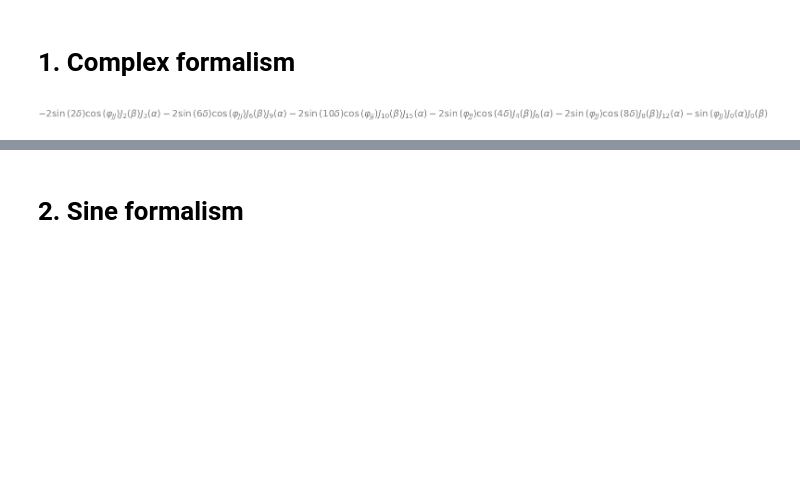
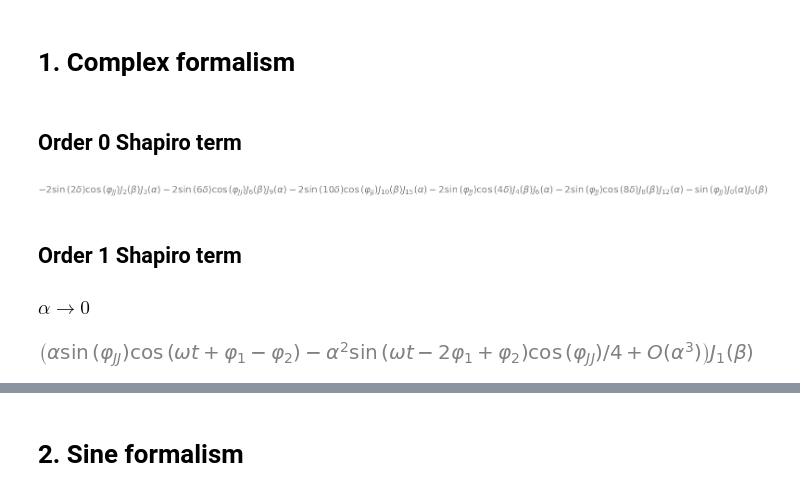
Before and after one commit to MechanicalPenguin225/phi0-notebooks, a Jupyter notebook: Multi_Shapiro_Symbolic.ipynb, the cells around one changed output, grey strips where cells are left out. Saved outputs shown, nothing was run; the diff lists cells and outputs as text; code cells hidden in the pictures; blank space fills up the shorter version.

Commit message:
updated symbolic computations with limits for small alpha and beta

```diff
--- a/Multi_Shapiro_Symbolic.ipynb
+++ b/Multi_Shapiro_Symbolic.ipynb
@@ -71,6 +71,14 @@ def general_term_complex(k_0, n_0, max_index):
 
 def p_l(l, max_index):
     return general_term_complex(*particular_k_n(l), max_index)
+
+def freq_component_complex(l, max_index):
+    if l == 0 :
+        return p_l(l, max_index)
+    else :
+        return p_l(l, max_index)*s.exp(l*I*omega*t) + p_l(-l, max_index)*s.exp(-l*I*omega*t)
+# %% [markdown]
+## Order 0 Shapiro term
 # %%
 l = 0
 order = 5
@@ -84,3 +92,23 @@ p_0 = s.collect(p_0, bessels)
 contract_trig_sums(im(p_0))
 # %% [output]
 [figure]
+# %% [markdown]
+## Order 1 Shapiro term
+### $\alpha \rightarrow 0$
+# %%
+l = 1
+order = 2
+
+bessels = bessel_terms(l, order)
+
+p_1 = freq_component_complex(l, order)
+p_1 = s.collect(p_1, bessels)
+p_1_real = im(p_1)
+#p_1_real = sub_for_delta(p_1_real)
+#p_1_real = contract_trig_sums(p_1_real)
+p_1_limalpha = p_1_real.series(alpha, 0, 3)
+p_1_limalpha = contract_trig_sums(TR10i(s.collect(p_1_limalpha, s.besselj(1, beta))))
+p_1_limalpha
+#print(s.latex(p_1_limalpha))
+# %% [output]
+[figure, added]
```
Also changed, not shown: parts of 10 cells of this notebook.
